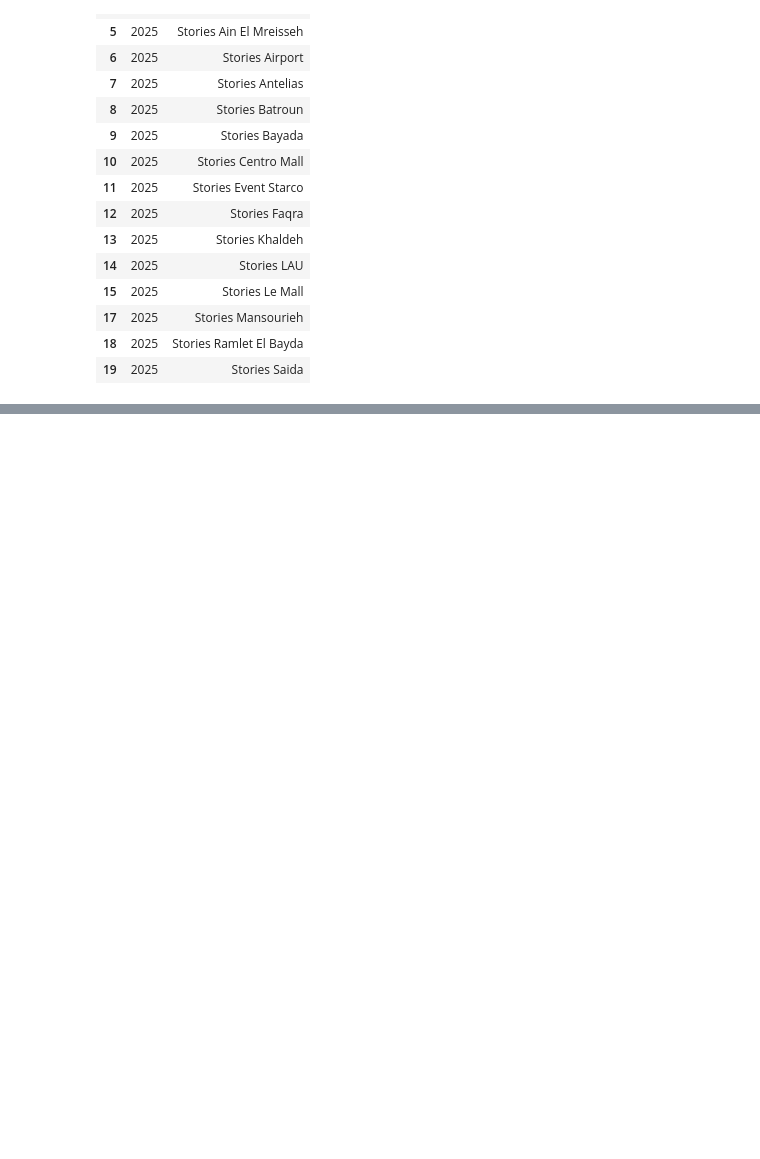
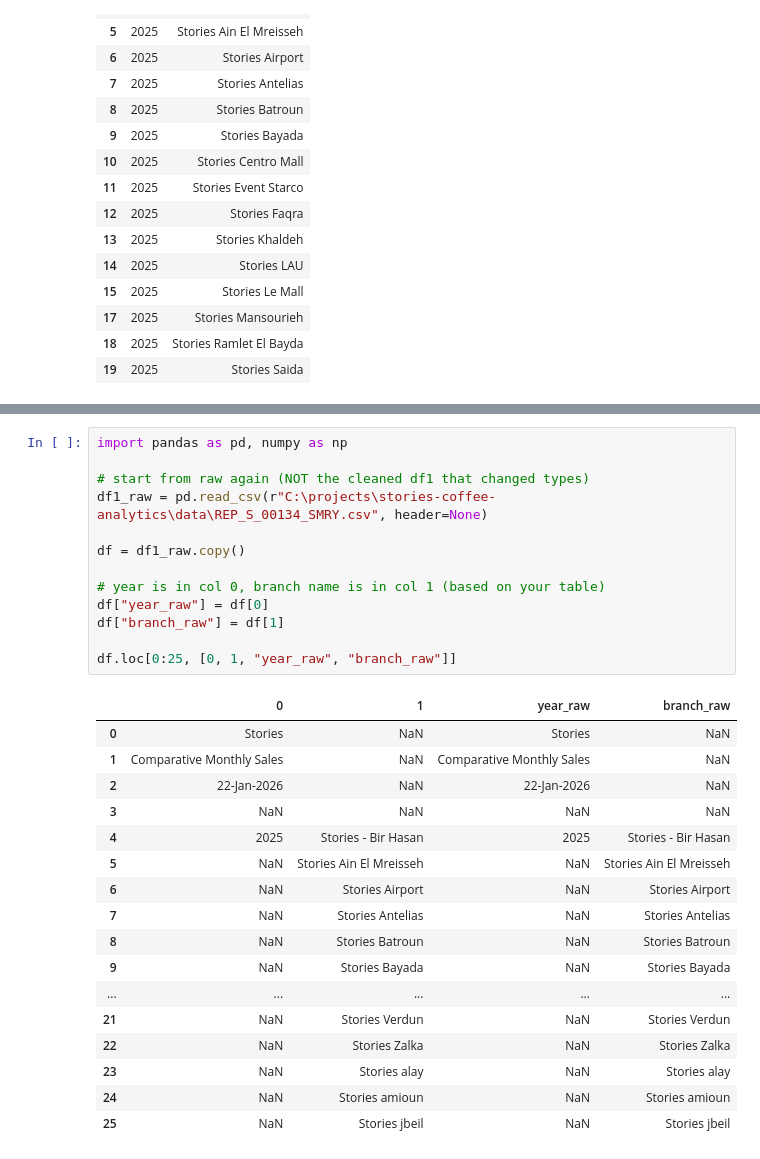
Before and after one commit to LK2k5/stories-coffee-analytics, a Jupyter notebook: notebooks/1-cleaning.ipynb, the cells around one changed output, grey strips where cells are left out. Saved outputs shown, nothing was run; the diff lists cells and outputs as text; blank space fills up the shorter version.

```diff
--- a/notebooks/1-cleaning.ipynb
+++ b/notebooks/1-cleaning.ipynb
@@ -342,0 +688,31 @@ df1[["year", f"c{BRANCH_COL}"]].head(15)
+# %%
+import pandas as pd, numpy as np
+
+# start from raw again (NOT the cleaned df1 that changed types)
+df1_raw = pd.read_csv(r"C:\projects\stories-coffee-analytics\data\REP_S_00134_SMRY.csv", header=None)
+
+df = df1_raw.copy()
+
+# year is in col 0, branch name is in col 1 (based on your table)
+df["year_raw"] = df[0]
+df["branch_raw"] = df[1]
+
+df.loc[0:25, [0, 1, "year_raw", "branch_raw"]]
+# %% [output]
+|  | 0 | 1 | year_raw | branch_raw |
+| 0 | Stories | NaN | Stories | NaN |
+| 1 | Comparative Monthly Sales | NaN | Comparative Monthly Sales | NaN |
+| 2 | 22-Jan-2026 | NaN | 22-Jan-2026 | NaN |
+| 3 | NaN | NaN | NaN | NaN |
+| 4 | 2025 | Stories - Bir Hasan | 2025 | Stories - Bir Hasan |
+| 5 | NaN | Stories Ain El Mreisseh | NaN | Stories Ain El Mreisseh |
+| 6 | NaN | Stories Airport | NaN | Stories Airport |
+| 7 | NaN | Stories Antelias | NaN | Stories Antelias |
+| 8 | NaN | Stories Batroun | NaN | Stories Batroun |
+| 9 | NaN | Stories Bayada | NaN | Stories Bayada |
+| ... | ... | ... | ... | ... |
+| 21 | NaN | Stories Verdun | NaN | Stories Verdun |
+| 22 | NaN | Stories Zalka | NaN | Stories Zalka |
+| 23 | NaN | Stories alay | NaN | Stories alay |
+| 24 | NaN | Stories amioun | NaN | Stories amioun |
+| 25 | NaN | Stories jbeil | NaN | Stories jbeil |
```
Also changed, not shown: parts of 51 cells of this notebook, 2 other files.
